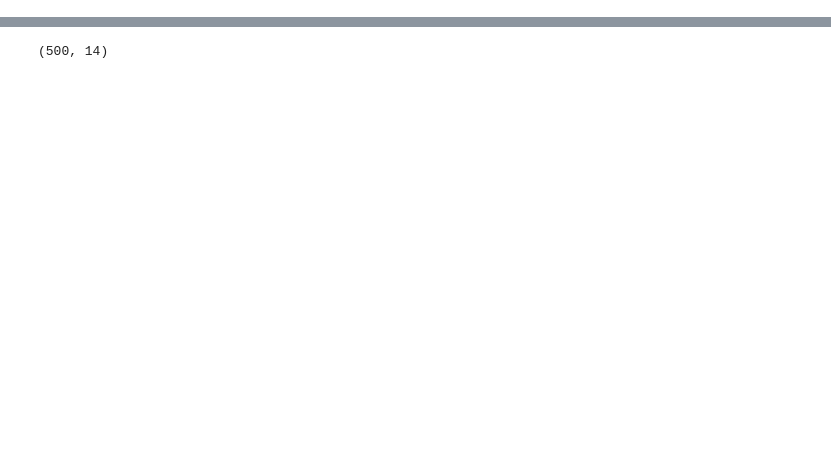
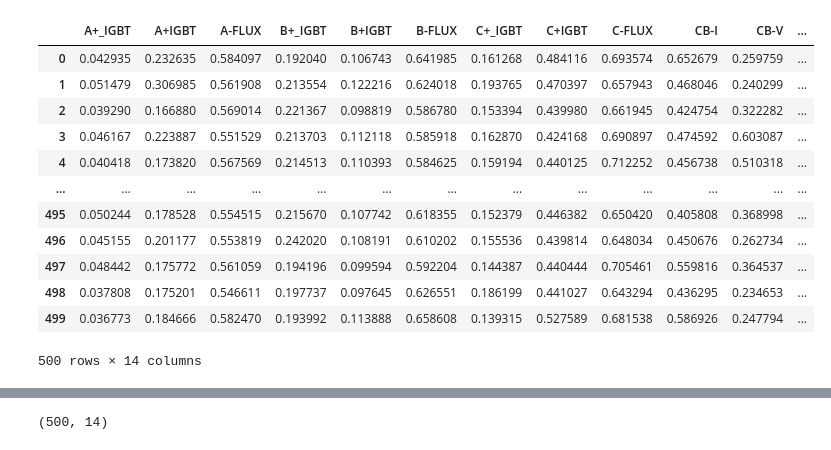
Before and after one commit to weso500/IOT-Anomaly-Detection, a Jupyter notebook: Initial_Second_Level_Learner.ipynb, the cells around one changed output, grey strips where cells are left out. Drawn from its saved outputs; the diff is of its cells as text; code cells hidden in the pictures; blank space fills up the shorter version.

```diff
--- a/Initial_Second_Level_Learner.ipynb
+++ b/Initial_Second_Level_Learner.ipynb
@@ -21,0 +22,24 @@ x_test = pd.read_csv('/content/Total_Test.csv' )
+# %%
+# copy the data
+x_train = x_train_raw.copy()
+
+# apply normalization techniques
+for column in x_train.columns:
+    x_train[column] = x_train[column]  / x_train[column].abs().max()
+
+# view normalized data
+display(x_train)
+# %% [output]
+|  | A+_IGBT | A+IGBT | A-FLUX | B+_IGBT | B+IGBT | B-FLUX | C+_IGBT | C+IGBT | C-FLUX | CB-I | CB-V | ... |
+| 0 | 0.042935 | 0.232635 | 0.584097 | 0.192040 | 0.106743 | 0.641985 | 0.161268 | 0.484116 | 0.693574 | 0.652679 | 0.259759 | ... |
+| 1 | 0.051479 | 0.306985 | 0.561908 | 0.213554 | 0.122216 | 0.624018 | 0.193765 | 0.470397 | 0.657943 | 0.468046 | 0.240299 | ... |
+| 2 | 0.039290 | 0.166880 | 0.569014 | 0.221367 | 0.098819 | 0.586780 | 0.153394 | 0.439980 | 0.661945 | 0.424754 | 0.322282 | ... |
+| 3 | 0.046167 | 0.223887 | 0.551529 | 0.213703 | 0.112118 | 0.585918 | 0.162870 | 0.424168 | 0.690897 | 0.474592 | 0.603087 | ... |
+| 4 | 0.040418 | 0.173820 | 0.567569 | 0.214513 | 0.110393 | 0.584625 | 0.159194 | 0.440125 | 0.712252 | 0.456738 | 0.510318 | ... |
+| ... | ... | ... | ... | ... | ... | ... | ... | ... | ... | ... | ... | ... |
+| 495 | 0.050244 | 0.178528 | 0.554515 | 0.215670 | 0.107742 | 0.618355 | 0.152379 | 0.446382 | 0.650420 | 0.405808 | 0.368998 | ... |
+| 496 | 0.045155 | 0.201177 | 0.553819 | 0.242020 | 0.108191 | 0.610202 | 0.155536 | 0.439814 | 0.648034 | 0.450676 | 0.262734 | ... |
+| 497 | 0.048442 | 0.175772 | 0.561059 | 0.194196 | 0.099594 | 0.592204 | 0.144387 | 0.440444 | 0.705461 | 0.559816 | 0.364537 | ... |
+| 498 | 0.037808 | 0.175201 | 0.546611 | 0.197737 | 0.097645 | 0.626551 | 0.186199 | 0.441027 | 0.643294 | 0.436295 | 0.234653 | ... |
+| 499 | 0.036773 | 0.184666 | 0.582470 | 0.193992 | 0.113888 | 0.658608 | 0.139315 | 0.527589 | 0.681538 | 0.586926 | 0.247794 | ... |
+500 rows × 14 columns
```
Also changed, not shown: parts of 10 cells of this notebook.
